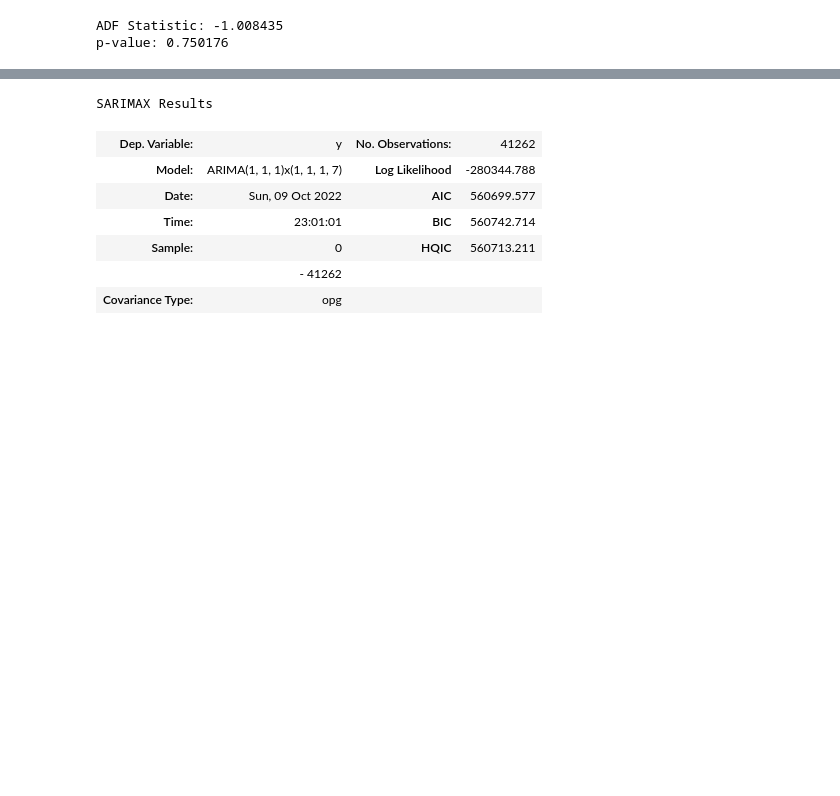
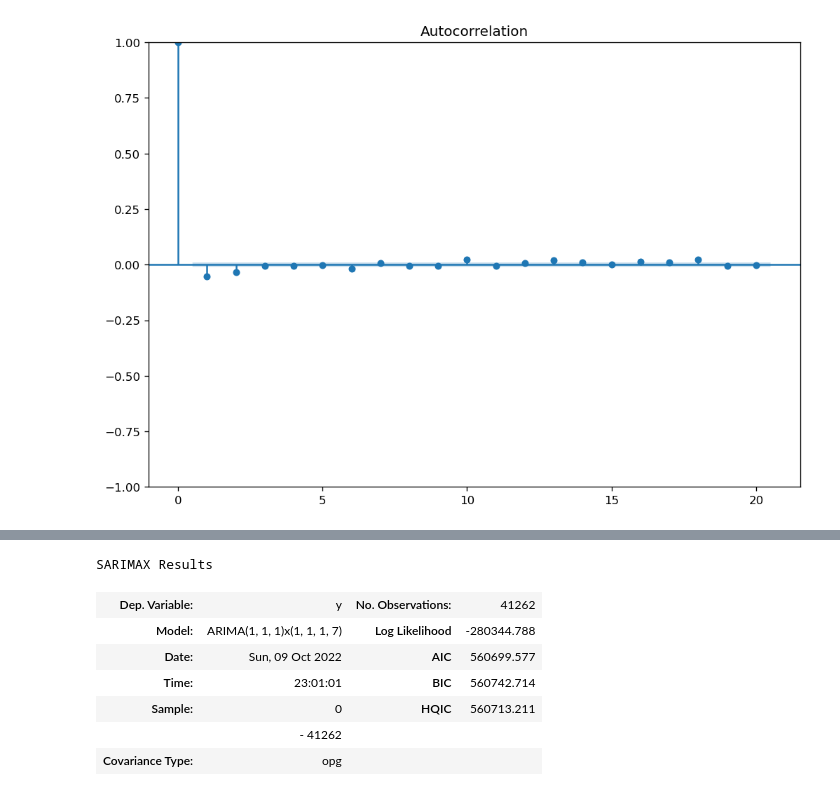
Before and after one commit to Vaiyani/mvaiyani-thesis, a Jupyter notebook: Notebooks/ARIMA/ARIMA.ipynb, the cells around one changed output, grey strips where cells are left out. Cells and saved outputs as stored; diff of their text form; code cells hidden in the pictures; blank space fills up the shorter version.

```diff
--- a/Notebooks/ARIMA/ARIMA.ipynb
+++ b/Notebooks/ARIMA/ARIMA.ipynb
@@ -18,7 +21,9 @@ df = df['close'].values
 # %%
-result = adfuller(df)
-print('ADF Statistic: %f' % result[0])
-print('p-value: %f' % result[1])
+# result = adfuller(np.diff(df))
+# print('ADF Statistic: %f' % result[0])
+# print('p-value: %f' % result[1])
-# %% [output]
-ADF Statistic: -1.008435
-p-value: 0.750176
+# %%
+sm.graphics.tsa.plot_acf(np.diff(df), lags=20, alpha=0.05)
+plt.show()
+# %% [output]
+[figure, added]
```
Also changed, not shown: parts of 18 cells of this notebook, 2 other files.
